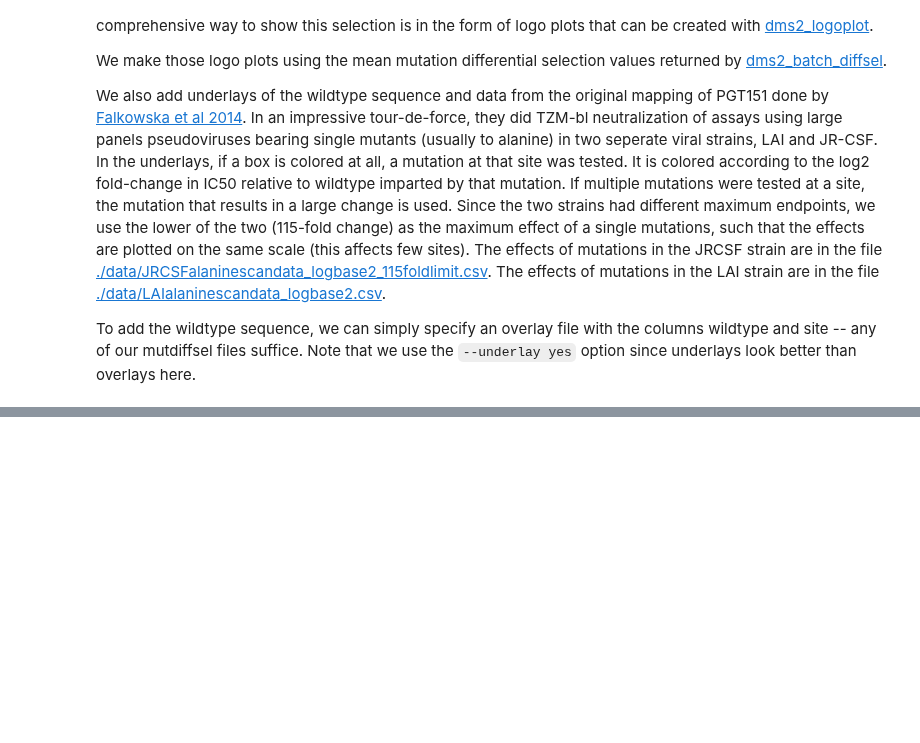
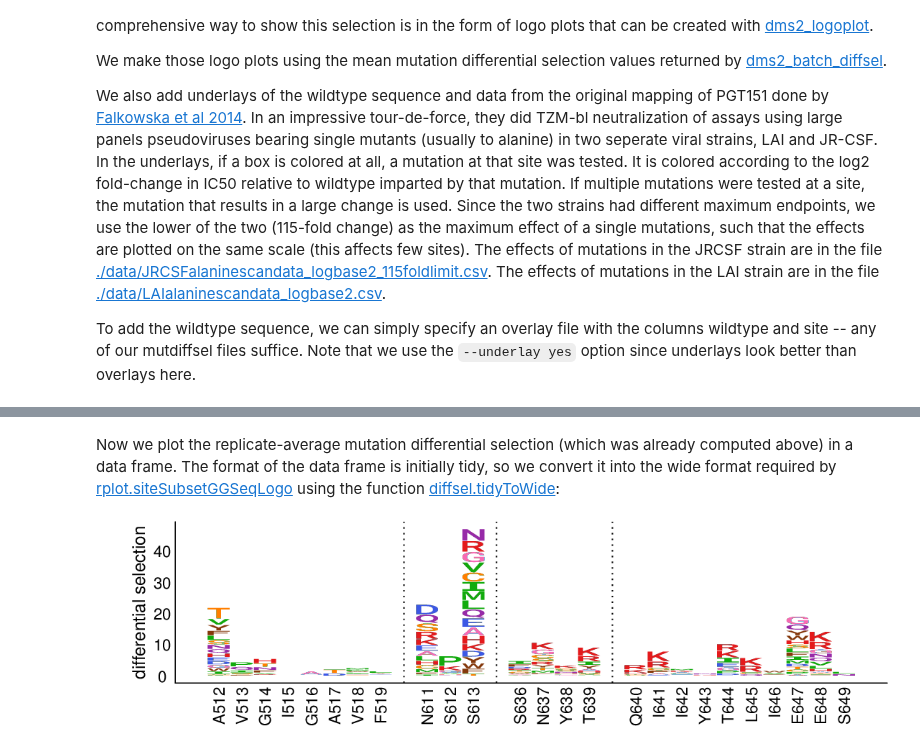
Before and after one commit to jbloomlab/dms_tools2, a Jupyter notebook: examples/Dingens2017/analysis_notebook.ipynb, the cells around one changed output, grey strips where cells are left out. Cells and saved outputs as stored; diff of their text form; code cells hidden in the pictures; blank space fills up the shorter version.

Commit message:
zoomed logo plot added to Dingens2017 example

```diff
--- a/examples/Dingens2017/analysis_notebook.ipynb
+++ b/examples/Dingens2017/analysis_notebook.ipynb
@@ -430,0 +446,37 @@ Creating logo plot for PGT151-1ug from ./results/diffsel/summary_PGT151-1ug-mean
+# %%
+keysites = list(range(512, 520)) + list(range(611, 614)) + list(range(636, 650))
+
+# Env sites numbers are strings because some have trailing letters (e.g., 100A)
+keysites = list(map(str, keysites))
+# %% [markdown]
+Now we plot the replicate-average mutation differential selection (which was already computed above) in a data frame.
+The format of the data frame is initially tidy, so we convert it into the wide format required by [rplot.siteSubsetGGSeqLogo](https://jbloomlab.github.io/dms_tools2/dms_tools2.rplot.html#dms_tools2.rplot.siteSubsetGGSeqLogo) using the function [diffsel.tidyToWide](https://jbloomlab.github.io/dms_tools2/dms_tools2.diffsel.html#dms_tools2.diffsel.tidyToWide):
+# %%
+# read data frame from tidy CSV format to wide form
+df = dms_tools2.diffsel.tidyToWide(pandas.read_csv(mutdiffsel),
+                                   valuecol='mutdiffsel')
+
+# only show positive values of mutdiffsel
+df[dms_tools2.AAS] = df[dms_tools2.AAS].clip(lower=0)
+
+# add a column indicating what we should show
+df['show'] = df['site'].isin(keysites)
+
+# want to indicate wildtype along with site number, e.g, A512
+df['site'] = df['wildtype'] + df['site']
+
+# name of file to plot
+zoomlogoplot = os.path.join(diffseldir, 'zoomed_diffsel.pdf')
+
+# plot and show
+dms_tools2.rplot.siteSubsetGGSeqLogo(
+        logodata=df,
+        chars=dms_tools2.AAS,
+        plotfile=zoomlogoplot,
+        width=8,
+        height=2.5,
+        yname='differential selection',
+        )
+showPDF(zoomlogoplot)
+# %% [output]
+[figure, added]
```
Also changed, not shown: parts of 19 cells of this notebook.
